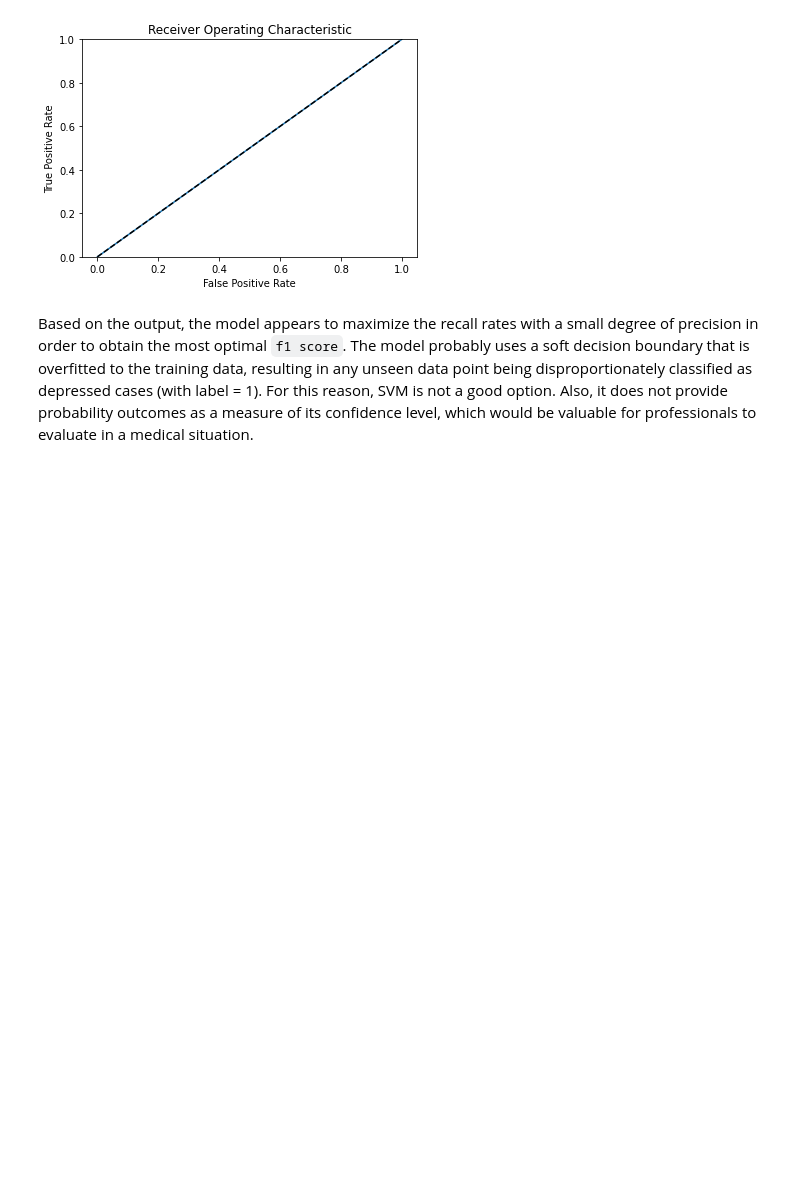
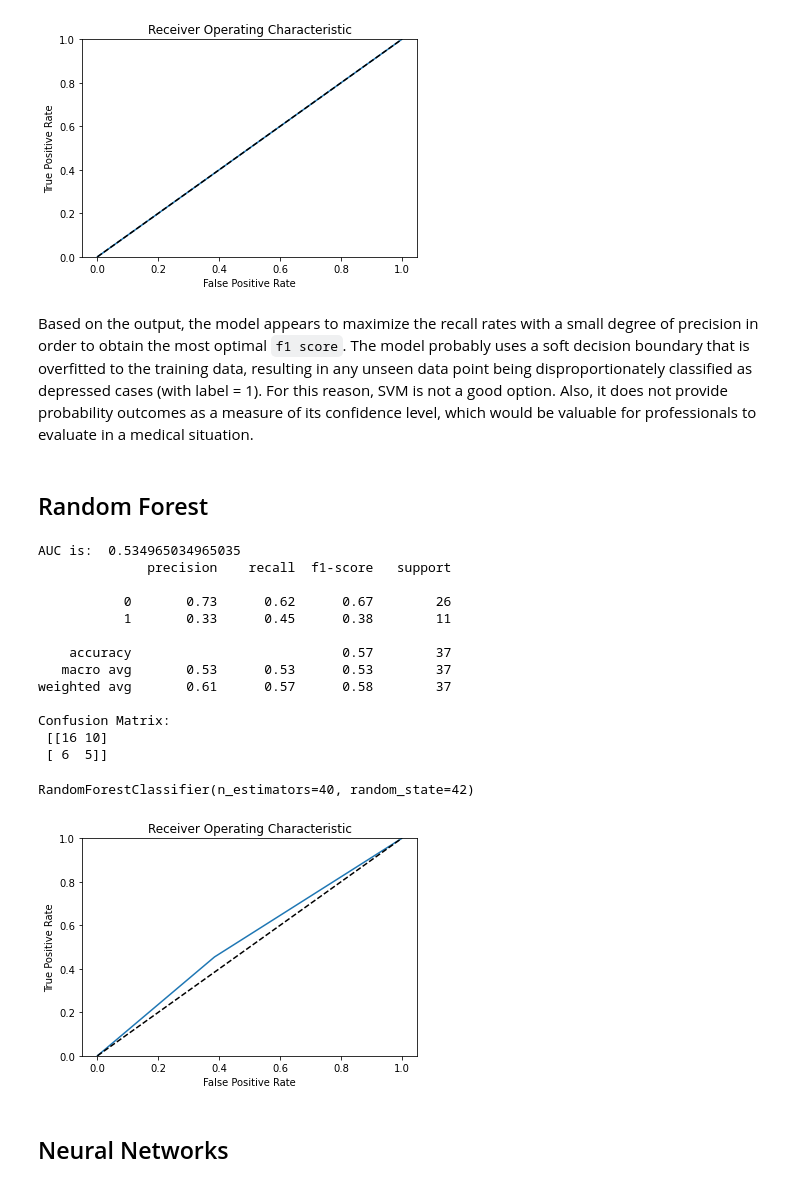
Before and after one commit to derong97/automatic-depression-detector, a Jupyter notebook: models/classification/basic_models.ipynb, the cells around one changed output. Drawn from its saved outputs; the diff is of its cells as text; code cells hidden in the pictures; blank space fills up the shorter version.

```diff
--- a/models/classification/basic_models.ipynb
+++ b/models/classification/basic_models.ipynb
@@ -77,12 +117,10 @@ Requirement already satisfied, skipping upgrade: threadpoolctl>=2.0.0 in /opt/co
 # %%
-from imblearn.under_sampling import RandomUnderSampler
-
 # the ratio of minority class to majority class will be 1 after resampling
 us = RandomUnderSampler(sampling_strategy=1, random_state=RANDOM_STATE)
 
-X_train_full, y_train_full = us.fit_sample(X_train_mat, y_train_raw)
+X_train_val, y_train_val = us.fit_sample(X_train_mat, y_train_raw)
 
-X_train, X_val, y_train, y_val = train_test_split(X_train_full, y_train_full, test_size=0.2, random_state=RANDOM_STATE)
+X_train, X_val, y_train, y_val = train_test_split(X_train_val, y_train_val, test_size=0.2, random_state=RANDOM_STATE)
 
 X_train.shape, X_val.shape, y_train.shape, y_val.shape
 # %% [output]
@@ -232,3 +259,46 @@ Best SVM parameters: {'C': 1, 'degree': 3, 'kernel': 'poly'}
 [figure]
 # %% [markdown]
 Based on the output, the model appears to maximize the recall rates with a small degree of precision in order to obtain the most optimal `f1 score`. The model probably uses a soft decision boundary that is overfitted to the training data, resulting in any unseen data point being disproportionately classified as depressed cases (with label = 1). For this reason, SVM is not a good option. Also, it does not provide probability outcomes as a measure of its confidence level, which would be valuable for professionals to evaluate in a medical situation.
+# %% [markdown]
+## Random Forest
+# %%
+from sklearn.ensemble import RandomForestClassifier
+
+def find_best_forest_model(n_estimators):
+    best_model = None
+    best_f1 = -1
+
+    for estimator in range(1, n_estimators + 1):
+        model = RandomForestClassifier(random_state=RANDOM_STATE, n_estimators=40)
+        model.fit(X_train, y_train)
+        y_pred = model.predict(X_val)
+
+        f1 = f1_score(y_val, y_pred)
+
+        if f1 > best_f1:
+            best_f1 = f1
+            best_model = model
+
+    return best_model
+
+best_forest_model = find_best_forest_model(100)
+
+run_model(best_forest_model, X_train, X_test, y_train, y_test)
+# %% [output]
+AUC is:  0.534965034965035
+              precision    recall  f1-score   support
+
+           0       0.73      0.62      0.67        26
+           1       0.33      0.45      0.38        11
+
+    accuracy                           0.57        37
+   macro avg       0.53      0.53      0.53        37
+weighted avg       0.61      0.57      0.58        37
+
+Confusion Matrix:
+ [[16 10]
+ [ 6  5]]
+RandomForestClassifier(n_estimators=40, random_state=42)
+[figure, added]
+# %% [markdown]
+## Neural Networks
```
Also changed, not shown: parts of 15 cells of this notebook, 3 other files.
